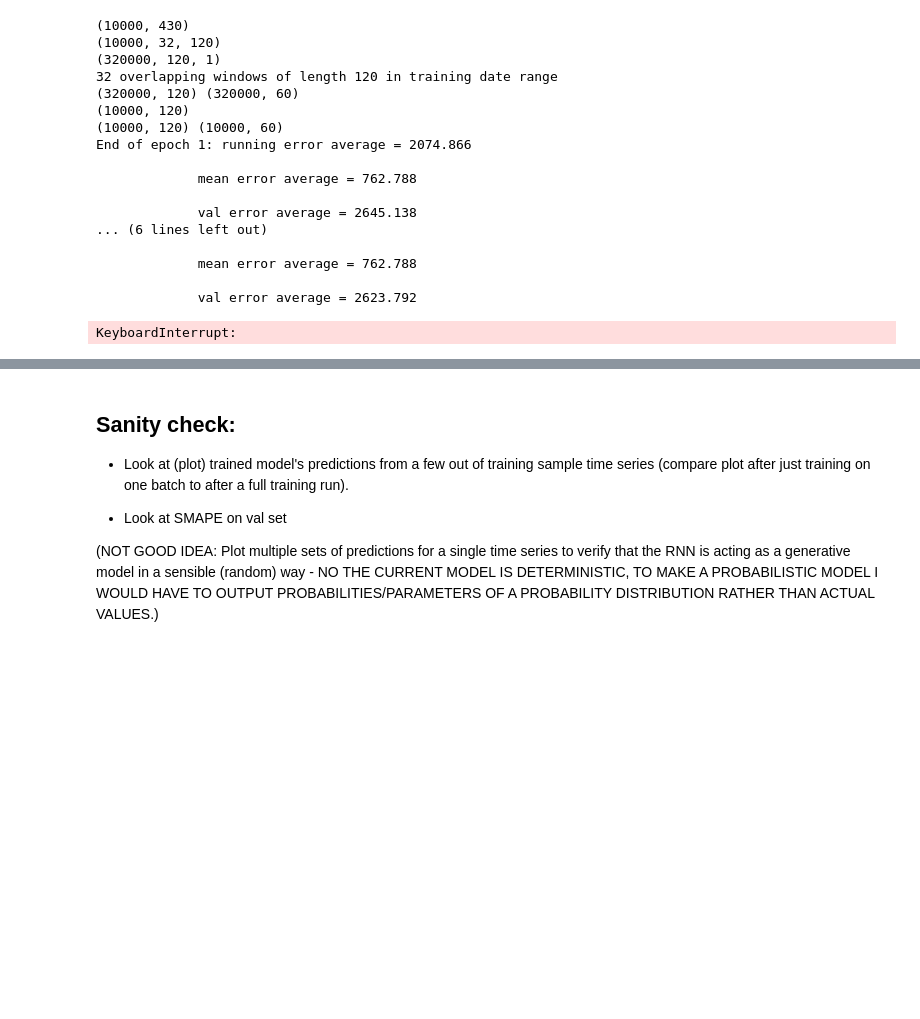
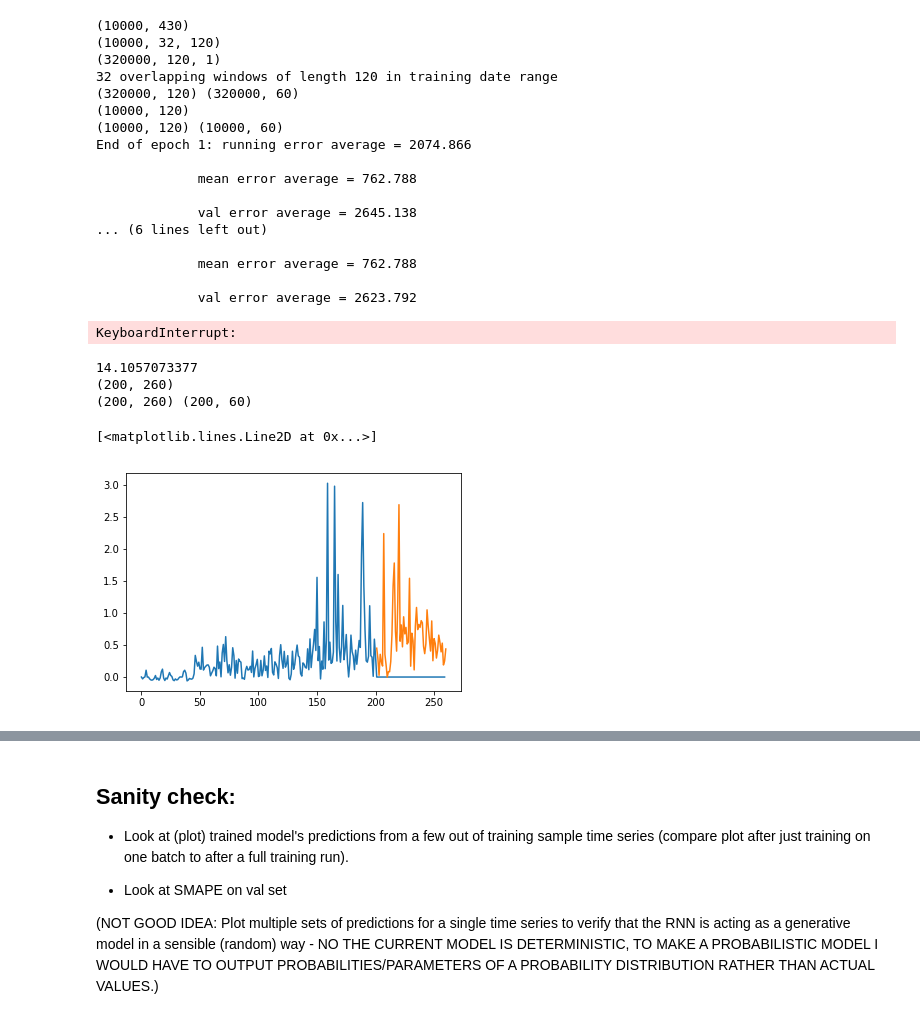
Before and after one commit to DBCerigo/kaggle-wiki, a Jupyter notebook: hooker/RNN.ipynb, the cells around one changed output, grey strips where cells are left out. Saved outputs shown, nothing was run; the diff lists cells and outputs as text; code cells hidden in the pictures; blank space fills up the shorter version.

```diff
--- a/hooker/RNN.ipynb
+++ b/hooker/RNN.ipynb
@@ -179,7 +179,8 @@ class MultiTSDataProvider(DataProvider):
                  scaler=StandardScaler(), base_dir = '../data/', n_ts=100):
         self.n_pred = n_pred # number of values to predict
         self.n_cond = n_cond # number of values on which to condition predictions
-        full_df = pd.read_csv(base_dir+'train_1.csv', nrows=n_ts)
+        full_df = pd.read_csv(base_dir+'train_1.csv')
+        full_df = full_df.sample(n_ts, replace=False)
         dates = [c for c in full_df.columns if c !='Page']
         val_dates = dates[-(n_pred+n_cond):]
         self.val_dates = val_dates
@@ -523,12 +520,12 @@ End of epoch 1: running error average = 197.955
 # %%
-n_ts = 10000
+n_ts = 15000
 train_data = MultiTSDataProvider(n_ts=n_ts, scaler=None)
 val_data = MultiTSDataProvider(n_ts=n_ts, scaler=None, which_set='val')
 
 sess = tf.Session(graph=graph_new)
 sess.run(init_op)
 errs = []
-epochs = 5
+epochs = 15
 for e in range(epochs):
     running_error = 0.
     val_error = 0.
@@ -590,3 +587,21 @@ End of epoch 1: running error average = 2074.866
 
              val error average = 2623.792
 KeyboardInterrupt:
+# %%
+n_cond=200
+val_data = MultiTSDataProvider(n_ts=200, scaler=StandardScaler(), which_set='val', n_cond=n_cond)
+v_seq = val_data.inputs[190:,:]
+v_targs = val_data.targets[190:,:]
+
+single_s = v_seq[9,:]
+single_ts = v_targs[9,:]
+
+plt.plot(range(len(single_s)), single_s)
+plt.plot([n_cond + 1 + i for i in range(len(single_ts))], single_ts)
+# def predict_sequence(inputs, targets)
+# %% [output]
+14.1057073377
+(200, 260)
+(200, 260) (200, 60)
+[<matplotlib.lines.Line2D at 0x...>]
+[figure, added]
```
Also changed, not shown: parts of 7 cells of this notebook, 9 other files.
